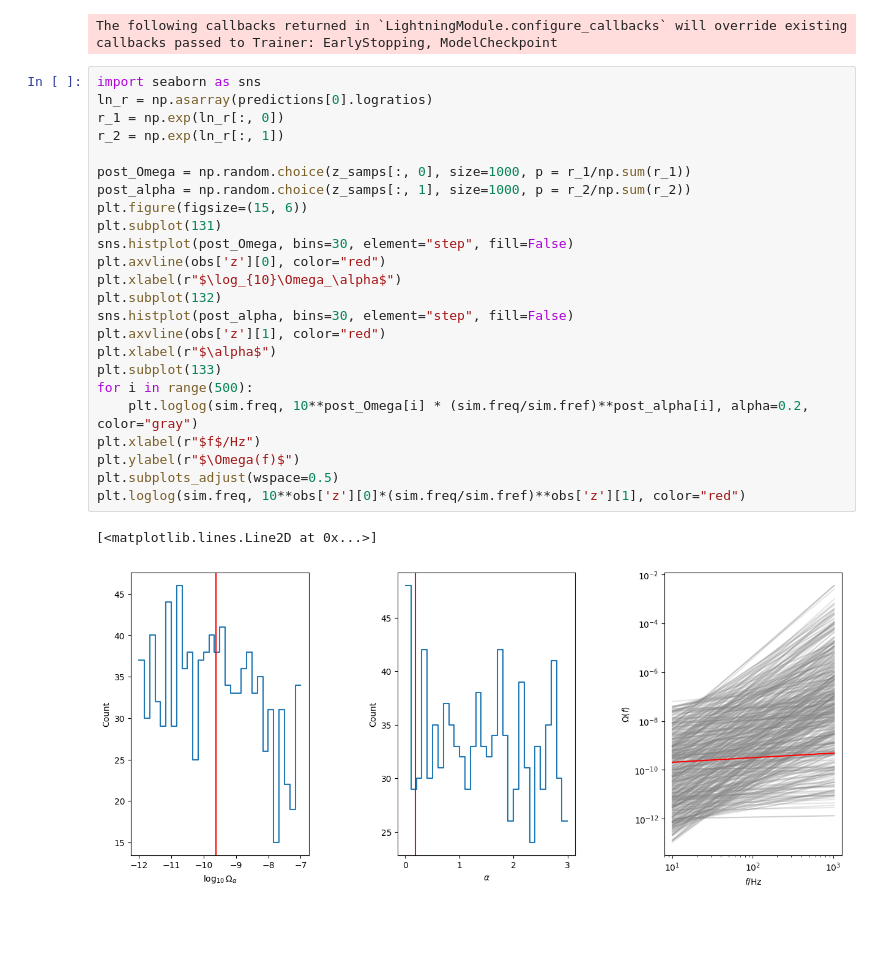
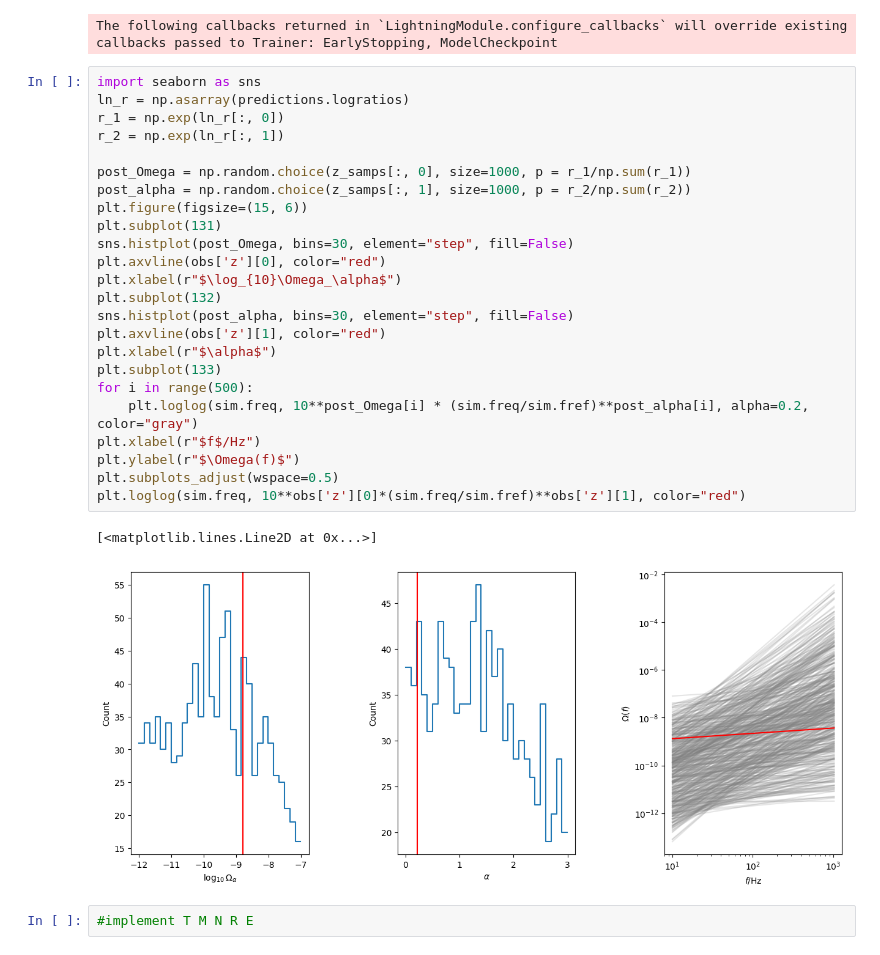
Before and after one commit to abbystokes/SBI_SGWB_DSMMA, a Jupyter notebook: Lexi/VAE_ParamEst.ipynb, the cells around one changed output. Saved outputs shown, nothing was run; the diff lists cells and outputs as text; blank space fills up the shorter version.

```diff
--- a/Lexi/VAE_ParamEst.ipynb
+++ b/Lexi/VAE_ParamEst.ipynb
@@ -218,28 +236,30 @@ predictions = trainer.infer(network, obs, prior_samples)
 The following callbacks returned in `LightningModule.configure_callbacks` will override existing callbacks passed to Trainer: EarlyStopping, ModelCheckpoint
 # %%
 import seaborn as sns
-ln_r = np.asarray(predictions[0].logratios)
+ln_r = np.asarray(predictions.logratios)
 r_1 = np.exp(ln_r[:, 0])
 r_2 = np.exp(ln_r[:, 1])
 
 post_Omega = np.random.choice(z_samps[:, 0], size=1000, p = r_1/np.sum(r_1))
 post_alpha = np.random.choice(z_samps[:, 1], size=1000, p = r_2/np.sum(r_2))
 plt.figure(figsize=(15, 6))
 plt.subplot(131)
 sns.histplot(post_Omega, bins=30, element="step", fill=False)
 plt.axvline(obs['z'][0], color="red")
 plt.xlabel(r"$\log_{10}\Omega_\alpha$")
 plt.subplot(132)
 sns.histplot(post_alpha, bins=30, element="step", fill=False)
 plt.axvline(obs['z'][1], color="red")
 plt.xlabel(r"$\alpha$")
 plt.subplot(133)
 for i in range(500):
     plt.loglog(sim.freq, 10**post_Omega[i] * (sim.freq/sim.fref)**post_alpha[i], alpha=0.2, color="gray")
 plt.xlabel(r"$f$/Hz")
 plt.ylabel(r"$\Omega(f)$")
 plt.subplots_adjust(wspace=0.5)
 plt.loglog(sim.freq, 10**obs['z'][0]*(sim.freq/sim.fref)**obs['z'][1], color="red")
 # %% [output]
 [<matplotlib.lines.Line2D at 0x...>]
-[figure, old version]
+[figure, new version]
+# %%
+#implement T M N R E
```
Also changed, not shown: parts of 2 cells of this notebook.
